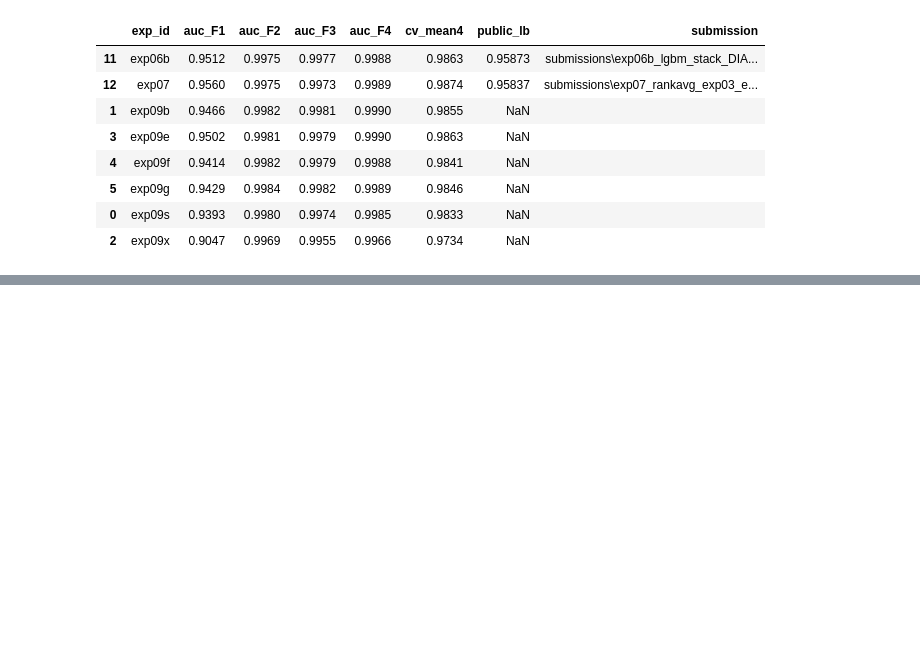
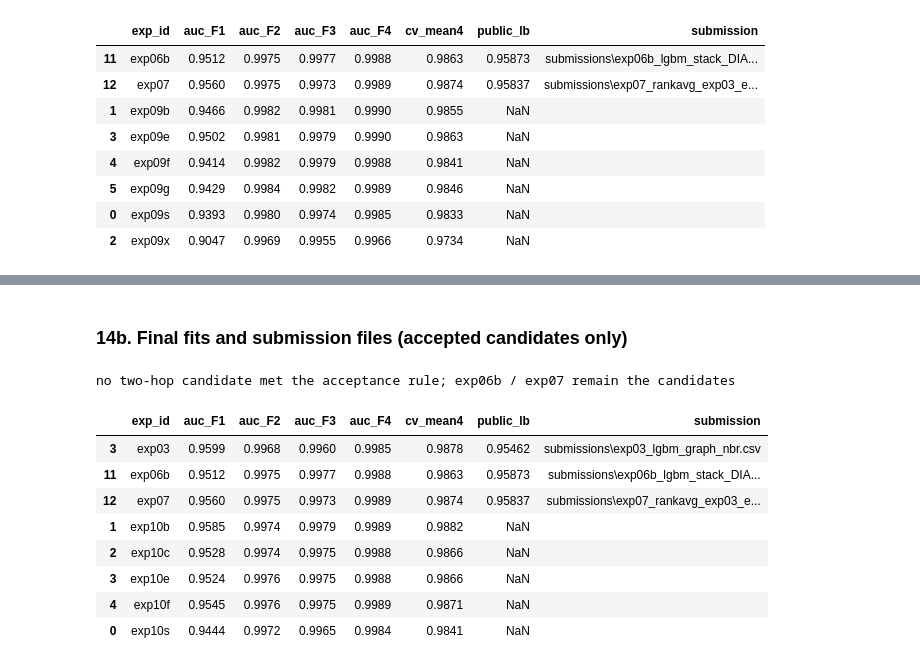
Before and after one commit to tanbeng123/bt4012-e1139091-kaggle-2026, a Jupyter notebook: bt4012_solution.ipynb, the cells around one changed output, grey strips where cells are left out. Drawn from its saved outputs; the diff is of its cells as text; code cells hidden in the pictures; blank space fills up the shorter version.

Commit message:
Section 14: two-hop graph features (exp10b best 4-fold mean, below +0.003 threshold)

```diff
--- a/bt4012_solution.ipynb
+++ b/bt4012_solution.ipynb
@@ -1235,0 +1351,59 @@ no ExtraTrees candidate met the acceptance rule; exp06b / exp07 remain the candi
+# %% [markdown]
+### 14b. Final fits and submission files (accepted candidates only)
+# %%
+accepted10 = [e for e in res10.index if dec10[e][0]]
+members10 = {'exp10e': ['exp10s', best_stack10], 'exp10f': ['exp03', 'exp06b', 'exp10s', best_stack10]}
+needed10 = set(accepted10) | {m for e in accepted10 if e in members10 for m in members10[e]}
+lab_h, test_h = lab_x.join(hop2, on='txId'), test_x.join(hop2, on='txId')
+tp10 = {'exp03': pd.read_csv(SUB_DIR / 'exp03_lgbm_graph_nbr.csv').target.values,
+        'exp06b': pd.read_csv(SUB_DIR / 'exp06b_lgbm_stack_DIAGNOSTIC.csv').target.values}
+
+if needed10 & {'exp10b', 'exp10c'}:
+    sc_full = stage_a_scores(lab_x, test_x, A_COLS)                     # default model A on steps 1-35
+    sf_full = neighbour_scores(sc_full).join(two_hop_scores(sc_full))
+    lab_hs, test_hs = lab_h.join(sf_full, on='txId'), test_h.join(sf_full, on='txId')
+for e in needed10 & set(V10):
+    kind, cols = V10[e]
+    tr_, te_ = (lab_h, test_h) if kind == 'single' else (lab_hs, test_hs)
+    tp10[e] = fit_predict(DEFAULT_PARAMS, tr_, te_, cols)
+for e in accepted10:
+    if e in members10:
+        tp10[e] = rank_average(*[tp10[m] for m in members10[e]])
+
+paths10 = {}
+for e in accepted10:
+    sub = sample[['index']].copy()
+    sub['target'] = tp10[e]
+    assert sub.shape == sample.shape and (sub['index'].values == sample['index'].values).all()
+    assert np.isfinite(sub['target']).all() and sub['target'].between(0, 1).all()
+    paths10[e] = SUB_DIR / f'{e}_2hop.csv'
+    sub.to_csv(paths10[e], index=False)
+    print('saved', paths10[e])
+if not accepted10:
+    print('no two-hop candidate met the acceptance rule; exp06b / exp07 remain the candidates')
+
+desc10 = {'exp10s': ('lgbm', 'graph_nbr + 2hop feats'), 'exp10b': ('lgbm 2-stage', 'graph_nbr + nb_scores + 2hop scores'),
+          'exp10c': ('lgbm 2-stage', 'graph_nbr + nb_scores + 2hop feats + 2hop scores'),
+          'exp10e': ('rank average', ' + '.join(members10['exp10e'])), 'exp10f': ('rank average', ' + '.join(members10['exp10f']))}
+log = pd.read_csv(LOG)
+new_log = pd.DataFrame([{
+    'exp_id': e, 'model': desc10[e][0], 'features': desc10[e][1], 'seed': SEED, 'params': 'defaults',
+    **{f'auc_{f}': round(r[f], 4) for f in ALL_FOLDS},
+    'cv_mean4': round(r['mean'], 4), 'cv_min': round(r[list(ALL_FOLDS)].min(), 4),
+    'submission': str(paths10.get(e, '')),
+} for e, r in res10.iterrows()])
+new_log = new_log.merge(log[['exp_id', 'public_lb']], on='exp_id', how='left')
+log = pd.concat([log[~log.exp_id.isin(new_log.exp_id)], new_log]).sort_values('exp_id')
+log.to_csv(LOG, index=False)
+log.loc[log.exp_id.str.startswith(('exp03', 'exp06b', 'exp07', 'exp10')), ['exp_id', 'auc_F1', 'auc_F2', 'auc_F3', 'auc_F4', 'cv_mean4', 'public_lb', 'submission']]
+# %% [output]
+no two-hop candidate met the acceptance rule; exp06b / exp07 remain the candidates
+|  | exp_id | auc_F1 | auc_F2 | auc_F3 | auc_F4 | cv_mean4 | public_lb | submission |
+| 3 | exp03 | 0.9599 | 0.9968 | 0.9960 | 0.9985 | 0.9878 | 0.95462 | submissions\exp03_lgbm_graph_nbr.csv |
+| 11 | exp06b | 0.9512 | 0.9975 | 0.9977 | 0.9988 | 0.9863 | 0.95873 | submissions\exp06b_lgbm_stack_DIA... |
+| 12 | exp07 | 0.9560 | 0.9975 | 0.9973 | 0.9989 | 0.9874 | 0.95837 | submissions\exp07_rankavg_exp03_e... |
+| 1 | exp10b | 0.9585 | 0.9974 | 0.9979 | 0.9989 | 0.9882 | NaN |  |
+| 2 | exp10c | 0.9528 | 0.9974 | 0.9975 | 0.9988 | 0.9866 | NaN |  |
+| 3 | exp10e | 0.9524 | 0.9976 | 0.9975 | 0.9988 | 0.9866 | NaN |  |
+| 4 | exp10f | 0.9545 | 0.9976 | 0.9975 | 0.9989 | 0.9871 | NaN |  |
+| 0 | exp10s | 0.9444 | 0.9972 | 0.9965 | 0.9984 | 0.9841 | NaN |  |
```
Also changed, not shown: parts of 12 cells of this notebook, 1 other file.
